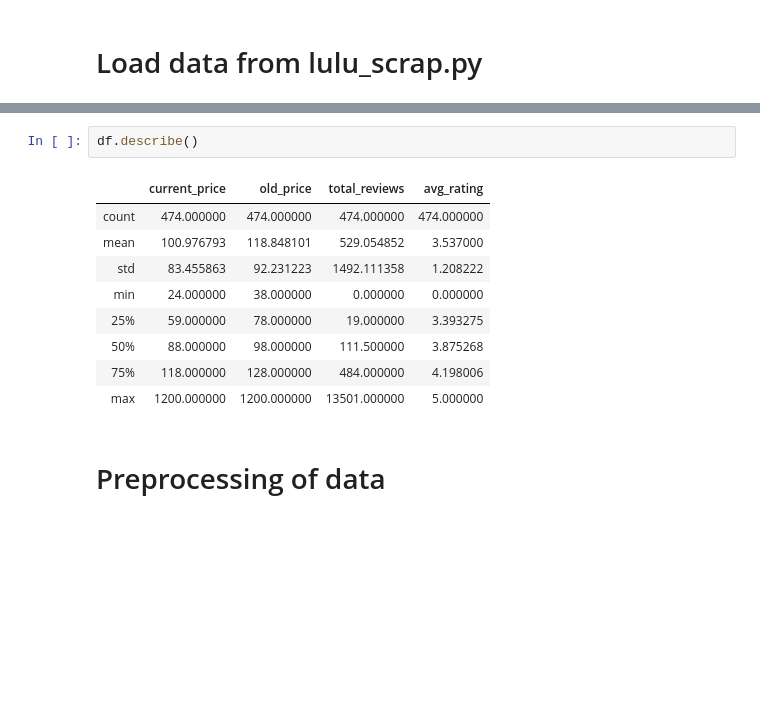
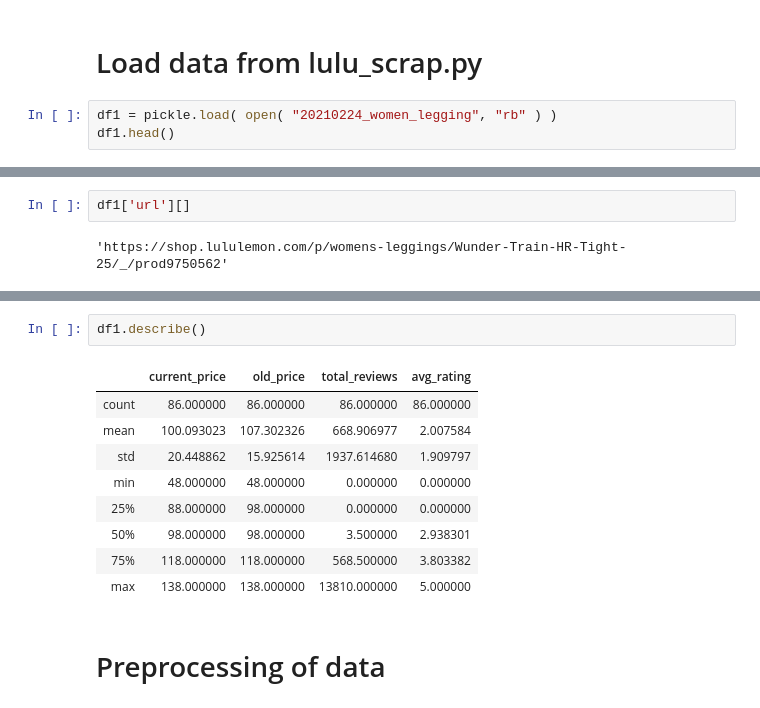
Before and after one commit to tracythuy95/lululemon, a Jupyter notebook: lululemon_analysis.ipynb, the cells around one changed output, grey strips where cells are left out. Cells and saved outputs as stored; diff of their text form; blank space fills up the shorter version.

```diff
--- a/lululemon_analysis.ipynb
+++ b/lululemon_analysis.ipynb
@@ -8,3 +8,6 @@ import matplotlib.pyplot as plt
 %matplotlib inline
 # %% [markdown]
 # Load data from lulu_scrap.py
+# %%
+df1 = pickle.load( open( "20210224_women_legging", "rb" ) )
+df1.head()
@@ -11,3 +35,7 @@ import matplotlib.pyplot as plt
+# %%
+df1['url'][]
+# %% [output]
+'https://shop.lululemon.com/p/womens-leggings/Wunder-Train-HR-Tight-25/_/prod9750562'
 # %%
 df = pickle.load( open( "20210206_women_all", "rb" ) )
 df.head()
@@ -19,17 +47,17 @@ df.head()
 | 3 | lululemon Align™ Crop 23" | https://shop.lululemon.com/p/wome... | womens-leggings | 88 | 88 | [315, 73, 65, 88, 60] | [81% Nylon, 19% Lycra® elastane] | 601 | ... |
 | 4 | lululemon Align™ Pant 28" *Lunar ... | https://shop.lululemon.com/p/wome... | women-pants | 118 | 118 | [7, 3, 0, 3, 0] | [80% Nylon, 20% Lycra® elastane] | 13 | ... |
 # %%
-df.describe()
+df1.describe()
 # %% [output]
 |  | current_price | old_price | total_reviews | avg_rating |
-| count | 474.000000 | 474.000000 | 474.000000 | 474.000000 |
-| mean | 100.976793 | 118.848101 | 529.054852 | 3.537000 |
-| std | 83.455863 | 92.231223 | 1492.111358 | 1.208222 |
-| min | 24.000000 | 38.000000 | 0.000000 | 0.000000 |
-| 25% | 59.000000 | 78.000000 | 19.000000 | 3.393275 |
-| 50% | 88.000000 | 98.000000 | 111.500000 | 3.875268 |
-| 75% | 118.000000 | 128.000000 | 484.000000 | 4.198006 |
-| max | 1200.000000 | 1200.000000 | 13501.000000 | 5.000000 |
+| count | 86.000000 | 86.000000 | 86.000000 | 86.000000 |
+| mean | 100.093023 | 107.302326 | 668.906977 | 2.007584 |
+| std | 20.448862 | 15.925614 | 1937.614680 | 1.909797 |
+| min | 48.000000 | 48.000000 | 0.000000 | 0.000000 |
+| 25% | 88.000000 | 98.000000 | 0.000000 | 0.000000 |
+| 50% | 98.000000 | 98.000000 | 3.500000 | 2.938301 |
+| 75% | 118.000000 | 118.000000 | 568.500000 | 3.803382 |
+| max | 138.000000 | 138.000000 | 13810.000000 | 5.000000 |
 # %% [markdown]
 # Preprocessing of data
 # %% [markdown]
```
Also changed, not shown: parts of 2 cells of this notebook, 8 other files.
